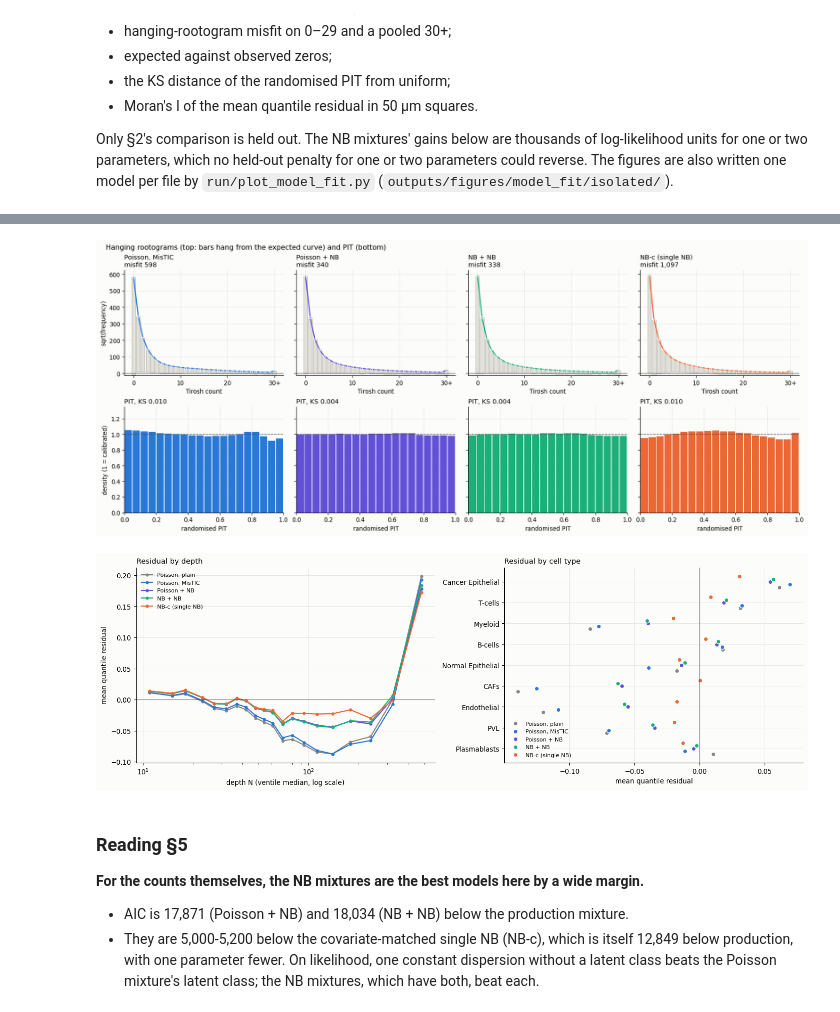
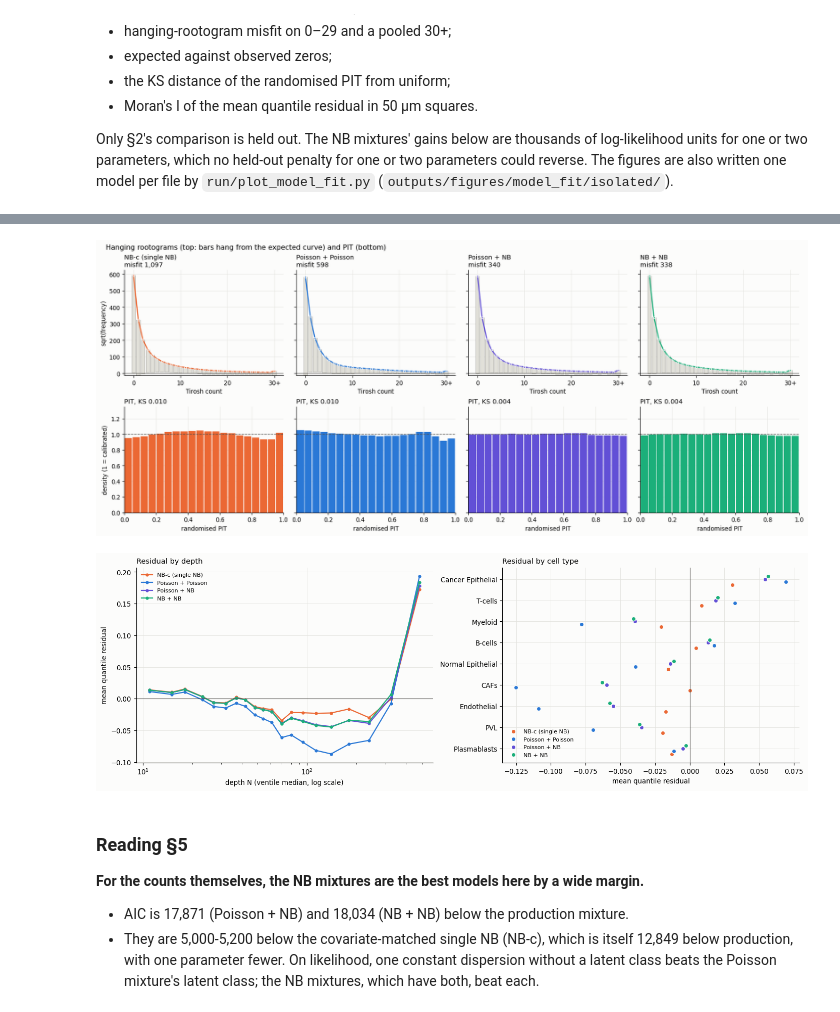
Before and after one commit to lachy01/Spatio-Temporal-Tissue-Dynamics, a Jupyter notebook: notebooks/mixture_model.ipynb, the cells around one changed output, grey strips where cells are left out. Cells and saved outputs as stored; diff of their text form; code cells hidden in the pictures.

```diff
--- a/notebooks/mixture_model.ipynb
+++ b/notebooks/mixture_model.ipynb
@@ -26,6 +26,8 @@ ROOT = Path.cwd().parent if Path.cwd().name == "notebooks" else Path.cwd()
 os.chdir(ROOT); sys.path.insert(0, str(ROOT / "src"))
 os.environ.setdefault("KMP_DUPLICATE_LIB_OK", "TRUE")
 warnings.filterwarnings("ignore", category=RuntimeWarning)
+
+OUT = Path("outputs/poisson_mix"); OUT.mkdir(parents=True, exist_ok=True)
 
 import numpy as np, pandas as pd, matplotlib.pyplot as plt
 import jax; jax.config.update("jax_enable_x64", True)
@@ -38,13 +40,16 @@ from tissue_dynamics.mixture.model import build_data
 from tissue_dynamics.count_diagnostics import mixture_components, summary_row, KMAX
 from tissue_dynamics.division import arms
 
+def savefig(fig, name):
+    fig.savefig(OUT / f"{name}.png", dpi=150, bbox_inches="tight")
+
 pd.set_option("display.width", 170, "display.max_columns", 30, "display.precision", 4)
 plt.rcParams.update({"figure.dpi": 100, "axes.spines.top": False, "axes.spines.right": False,
                      "axes.grid": True, "grid.color": "#e4e3df", "grid.linewidth": 0.6,
                      "axes.axisbelow": True, "font.size": 9.5, "axes.titlesize": 10.5,
                      "figure.facecolor": "#fcfcfb", "axes.facecolor": "#fcfcfb"})
 INK, INK2, MUTED = "#0b0b0b", "#52514e", "#898781"
-COL = {"Poisson, plain": MUTED, "Poisson, MisTIC": "#2a78d6", "Poisson + NB": "#6250d6",
+COL = {"Poisson, plain": MUTED, "Poisson + Poisson": "#2a78d6", "Poisson + NB": "#6250d6",
        "NB + NB": "#1baf7a", "NB-c (single NB)": "#eb6834"}
 
 def load_job(d, job):
@@ -136,13 +141,14 @@ display(folds.round(1))
 
 u_draw = np.random.default_rng(0).uniform(size=n)
 FITS, ROWS = {}, {}
+LAB = {"plain": "Poisson, plain", "MisTIC": "Poisson + Poisson"}   # the production mixture is Poisson + Poisson
 for t in ("plain", "MisTIC"):
     b_, s_, D_ = DES[t]
     comps, pi = mixture_components(pe[t]["params"], D_, s_)
     k = sum(int(np.size(np.asarray(v))) for v in pe[t]["params"].values())
     row, exp_, u, mean = summary_row(y, comps, k, u_draw, GRID)
-    FITS[f"Poisson, {t}"] = dict(comps=comps, pi=pi, expected=exp_, u=u, mean=mean)
-    ROWS[f"Poisson, {t}"] = row
+    FITS[LAB[t]] = dict(comps=comps, pi=pi, expected=exp_, u=u, mean=mean)
+    ROWS[LAB[t]] = row
 
 boot = {t: load_job(d, "bootstrap") for t, d in (("plain", "outputs/hpc_plain"), ("MisTIC", "outputs/hpc"))}
 def est(t, key, f=lambda v: v):
@@ -319,10 +325,10 @@ comps = [(np.ones(n), "nb", mu_c, al_c)]
 row, exp_, u, mean = summary_row(y, comps, sum(int(np.size(np.asarray(v))) for v in nbc.values()), u_draw, GRID)
 FITS["NB-c (single NB)"] = dict(comps=comps, expected=exp_, u=u, mean=mean)
 ROWS["NB-c (single NB)"] = row
-ORDER = ["Poisson, plain", "Poisson, MisTIC", "Poisson + NB", "NB + NB", "NB-c (single NB)"]
+ORDER = ["NB-c (single NB)", "Poisson + Poisson", "Poisson + NB", "NB + NB"]
 cmp_tab = pd.DataFrame(ROWS).T.loc[ORDER]
-cmp_tab["dAIC vs Poisson, MisTIC"] = cmp_tab["AIC"] - cmp_tab.loc["Poisson, MisTIC", "AIC"]
+cmp_tab["dAIC vs Poisson + Poisson"] = cmp_tab["AIC"] - cmp_tab.loc["Poisson + Poisson", "AIC"]
 cmp_tab.to_csv("outputs/figures/model_fit/breast_mixture_path_metrics.csv")
-cmp_tab[["parameters", "loglik", "AIC", "dAIC vs Poisson, MisTIC", "BIC", "rootogram misfit",
+cmp_tab[["parameters", "loglik", "AIC", "dAIC vs Poisson + Poisson", "BIC", "rootogram misfit",
          "zeros expected", "zeros observed", "PIT KS", "residual Moran's I"]]
 # %% [output]
@@ -335,27 +340,28 @@ cmp_tab[["parameters", "loglik", "AIC", "dAIC vs Poisson, MisTIC", "BIC", "rooto
 # %%
 obs = np.array([np.sum(y == j) for j in range(KMAX)] + [np.sum(y >= KMAX)], float)
 kk = np.arange(KMAX + 1)
-SHOW = [m for m in ORDER if m != "Poisson, plain"]   # §2 compares plain with MisTIC
+SHOW = [m for m in ORDER if m not in ["Poisson, plain"]]   # §2 compares plain with MisTIC
 fig, axes = plt.subplots(2, len(SHOW), figsize=(4.0 * len(SHOW), 6.6), sharey="row", constrained_layout=True)
 for j, m in enumerate(SHOW):
     e, o = np.sqrt(FITS[m]["expected"]), np.sqrt(obs)
     ax = axes[0, j]
     ax.bar(kk, o, bottom=e - o, width=0.8, color="#e1e0d9", edgecolor=MUTED, lw=0.4)
     ax.plot(kk, e, "-o", color=COL[m], lw=1.8, ms=3, mec="#fcfcfb")
     ax.axhline(0, color=INK2, lw=0.9)
     ax.set_xticks([0, 10, 20, 30]); ax.set_xticklabels(["0", "10", "20", "30+"])
     ax.set_title(f"{m}\nmisfit {ROWS[m]['rootogram misfit']:,.0f}", loc="left")
     ax.set_xlabel("Tirosh count")
     ax = axes[1, j]
     ax.bar(np.arange(20) / 20 + 0.025, np.histogram(FITS[m]["u"], 20, (0, 1))[0] / (n / 20),
            width=0.045, color=COL[m])
     ax.axhline(1, color=INK2, lw=1, ls="--"); ax.set_ylim(0, 1.35); ax.set_xlim(0, 1)
     ax.set_title(f"PIT, KS {ROWS[m]['PIT KS']:.3f}", loc="left"); ax.set_xlabel("randomised PIT")
 axes[0, 0].set_ylabel("sqrt(frequency)"); axes[1, 0].set_ylabel("density (1 = calibrated)")
 fig.suptitle("Hanging rootograms (top: bars hang from the expected curve) and PIT (bottom)", x=0.01, ha="left")
+savefig(fig, "fit_comparison")
 plt.show()
 # %% [output]
-[figure, old version]
+[figure, new version]
 # %%
 dec = pd.qcut(np.log(N), 20, labels=False, duplicates="drop")
 fig, axes = plt.subplots(1, 2, figsize=(14, 4.6), constrained_layout=True)
@@ -375,7 +381,7 @@ axes[1].set_xlabel("mean quantile residual"); axes[1].set_title("Residual by cel
 axes[1].legend(fontsize=8, frameon=False, loc="lower left")
 plt.show()
 # %% [output]
-[figure, old version]
+[figure, new version]
 # %% [markdown]
 ### Reading §5
 
```
Also changed, not shown: parts of 5 cells of this notebook, 5 other files.
